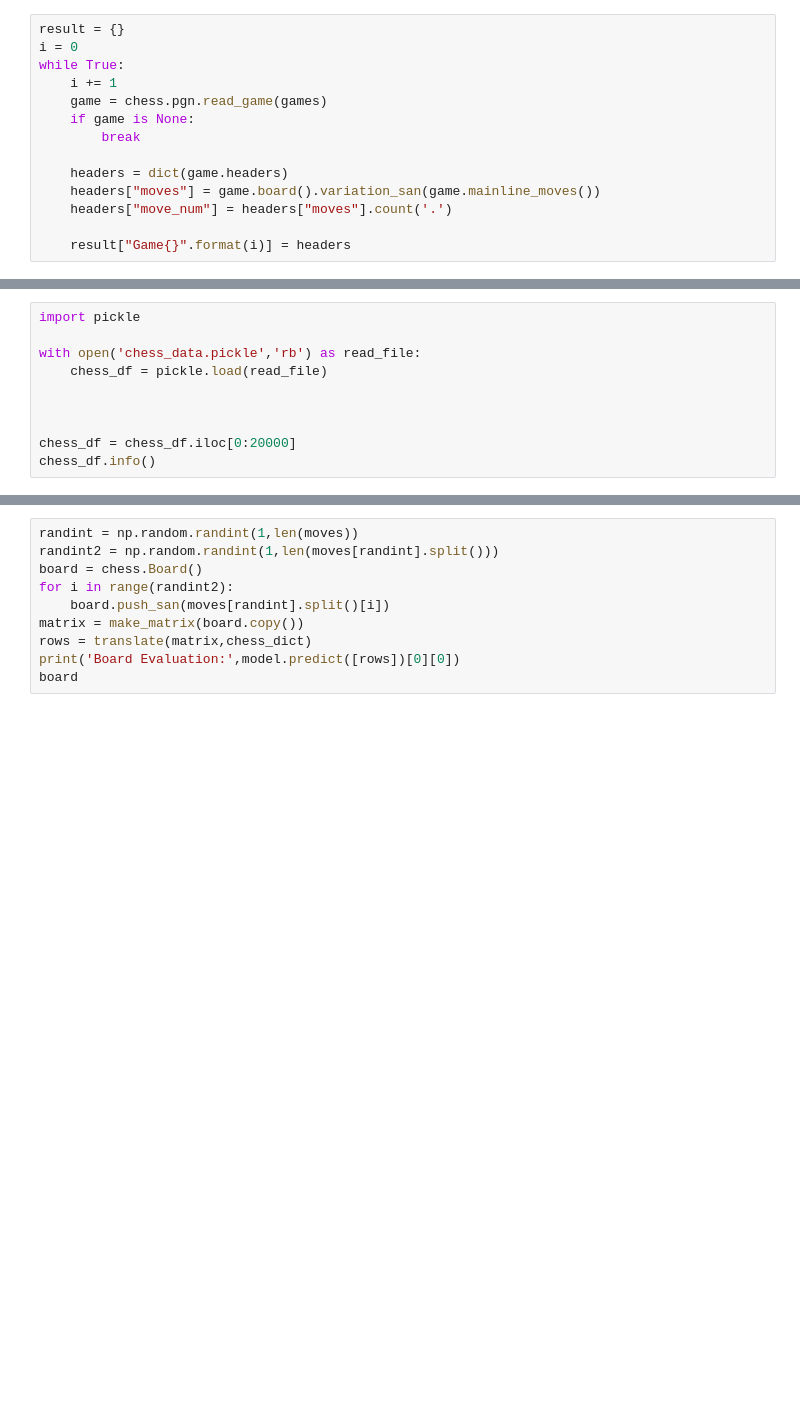
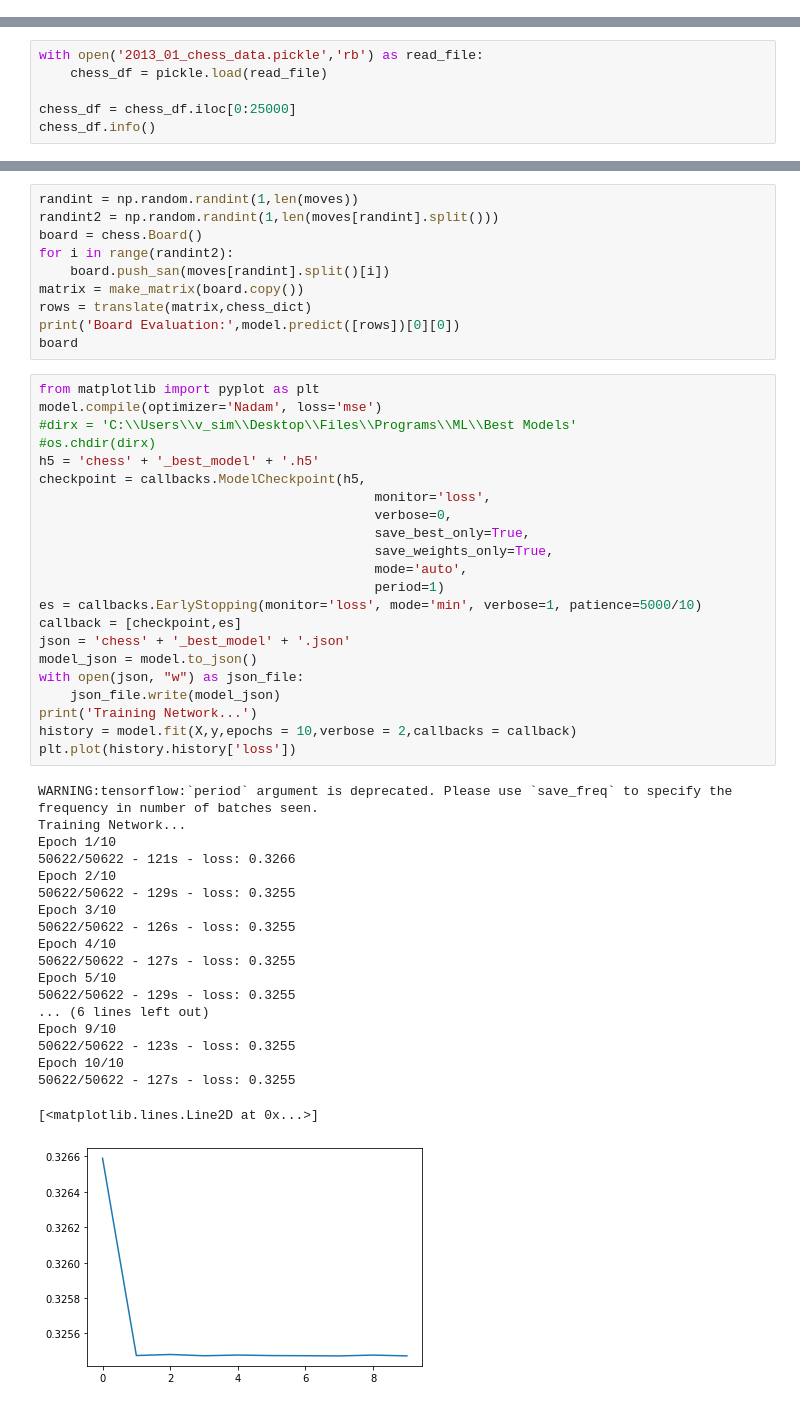
Before and after one commit to mvossbrinck/Chess-Move-Recommendation-App, a Jupyter notebook: neural net.ipynb, the cells around one changed output, grey strips where cells are left out. Saved outputs shown, nothing was run; the diff lists cells and outputs as text; blank space fills up the shorter version.

```diff
--- a/neural net.ipynb
+++ b/neural net.ipynb
@@ -5,14 +0,0 @@ games = open("lichess_db_standard_rated_2013-01.pgn", encoding="utf8", errors='i
-# %%
-result = {}
-i = 0
-while True:
-    i += 1
-    game = chess.pgn.read_game(games)
-    if game is None:
-        break
-
-    headers = dict(game.headers)
-    headers["moves"] = game.board().variation_san(game.mainline_moves())
-    headers["move_num"] = headers["moves"].count('.')
-
-    result["Game{}".format(i)] = headers
@@ -73,12 +6,8 @@ with open('chess_data.pickle', 'wb') as to_write:
 # %%
-import pickle
-
-with open('chess_data.pickle','rb') as read_file:
+with open('2013_01_chess_data.pickle','rb') as read_file:
     chess_df = pickle.load(read_file)
 
-
-
-chess_df = chess_df.iloc[0:20000]
+chess_df = chess_df.iloc[0:25000]
 chess_df.info()
 # %% [output]
 <class 'pandas.core.frame.DataFrame'>
@@ -301,3 +233,45 @@ matrix = make_matrix(board.copy())
 rows = translate(matrix,chess_dict)
 print('Board Evaluation:',model.predict([rows])[0][0])
 board
+# %%
+from matplotlib import pyplot as plt
+model.compile(optimizer='Nadam', loss='mse')
+#dirx = 'C:\\Users\\v_sim\\Desktop\\Files\\Programs\\ML\\Best Models'
+#os.chdir(dirx)
+h5 = 'chess' + '_best_model' + '.h5'
+checkpoint = callbacks.ModelCheckpoint(h5,
+                                           monitor='loss',
+                                           verbose=0,
+                                           save_best_only=True,
+                                           save_weights_only=True,
+                                           mode='auto',
+                                           period=1)
+es = callbacks.EarlyStopping(monitor='loss', mode='min', verbose=1, patience=5000/10)
+callback = [checkpoint,es]
+json = 'chess' + '_best_model' + '.json'
+model_json = model.to_json()
+with open(json, "w") as json_file:
+    json_file.write(model_json)
+print('Training Network...')
+history = model.fit(X,y,epochs = 10,verbose = 2,callbacks = callback)
+plt.plot(history.history['loss'])
+# %% [output]
+WARNING:tensorflow:`period` argument is deprecated. Please use `save_freq` to specify the frequency in number of batches seen.
+Training Network...
+Epoch 1/10
+50622/50622 - 121s - loss: 0.3266
+Epoch 2/10
+50622/50622 - 129s - loss: 0.3255
+Epoch 3/10
+50622/50622 - 126s - loss: 0.3255
+Epoch 4/10
+50622/50622 - 127s - loss: 0.3255
+Epoch 5/10
+50622/50622 - 129s - loss: 0.3255
+... (6 lines left out)
+Epoch 9/10
+50622/50622 - 123s - loss: 0.3255
+Epoch 10/10
+50622/50622 - 127s - loss: 0.3255
+[<matplotlib.lines.Line2D at 0x...>]
+[figure, added]
```
Also changed, not shown: parts of 11 cells of this notebook, 11 other files.
